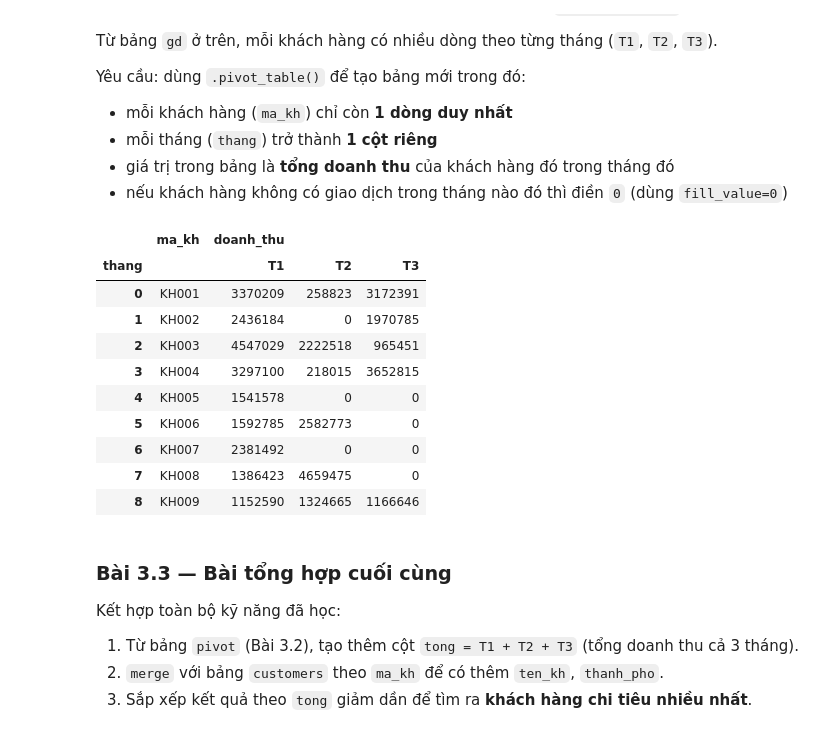
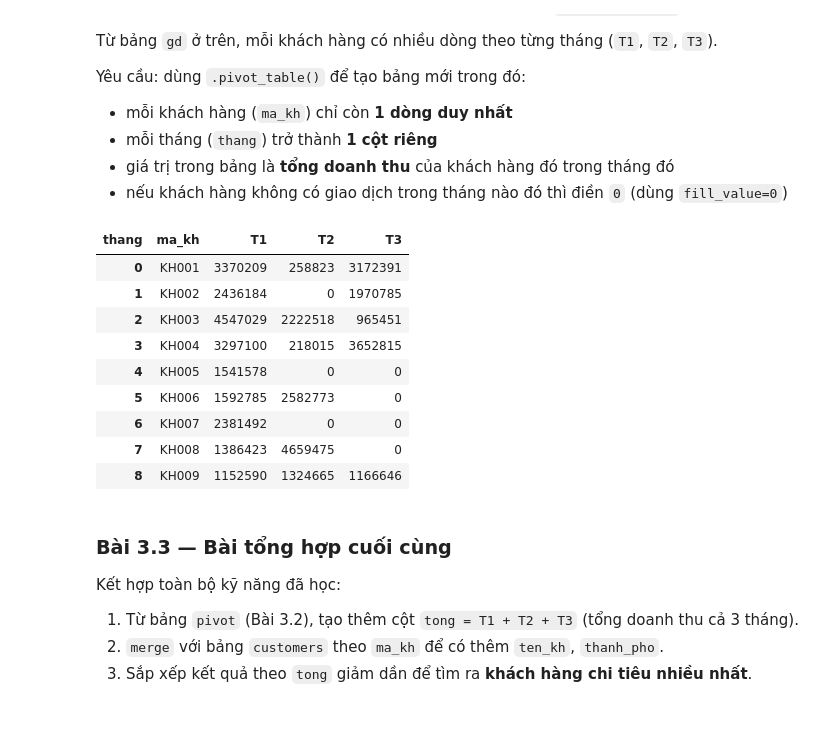
Before and after one commit to 24708431-DaoThiThanhLoan-Cystone/24708431_DaoThiThanhLoan_Cystone, a Jupyter notebook: BuoiThucHanh/Tuan01/Prac-01/ReadFile.ipynb, the cells around one changed output. Saved outputs shown, nothing was run; the diff lists cells and outputs as text; code cells hidden in the pictures.

```diff
--- a/BuoiThucHanh/Tuan01/Prac-01/ReadFile.ipynb
+++ b/BuoiThucHanh/Tuan01/Prac-01/ReadFile.ipynb
@@ -343,15 +356,15 @@ pivot #in cái bảng đó ra
 # %%
 pivot = gd.pivot_table(
     index = 'ma_kh',
     columns = 'thang',
+    values='doanh_thu',
     aggfunc = sum,
     fill_value = 0
 ).reset_index()
 
 pivot
 # %% [output]
-|  | ma_kh | doanh_thu |  |  |
-| thang |  | T1 | T2 | T3 |
+| thang | ma_kh | T1 | T2 | T3 |
 | 0 | KH001 | 3370209 | 258823 | 3172391 |
 | 1 | KH002 | 2436184 | 0 | 1970785 |
 | 2 | KH003 | 4547029 | 2222518 | 965451 |
```
Also changed, not shown: parts of 16 cells of this notebook, 12 other files.
